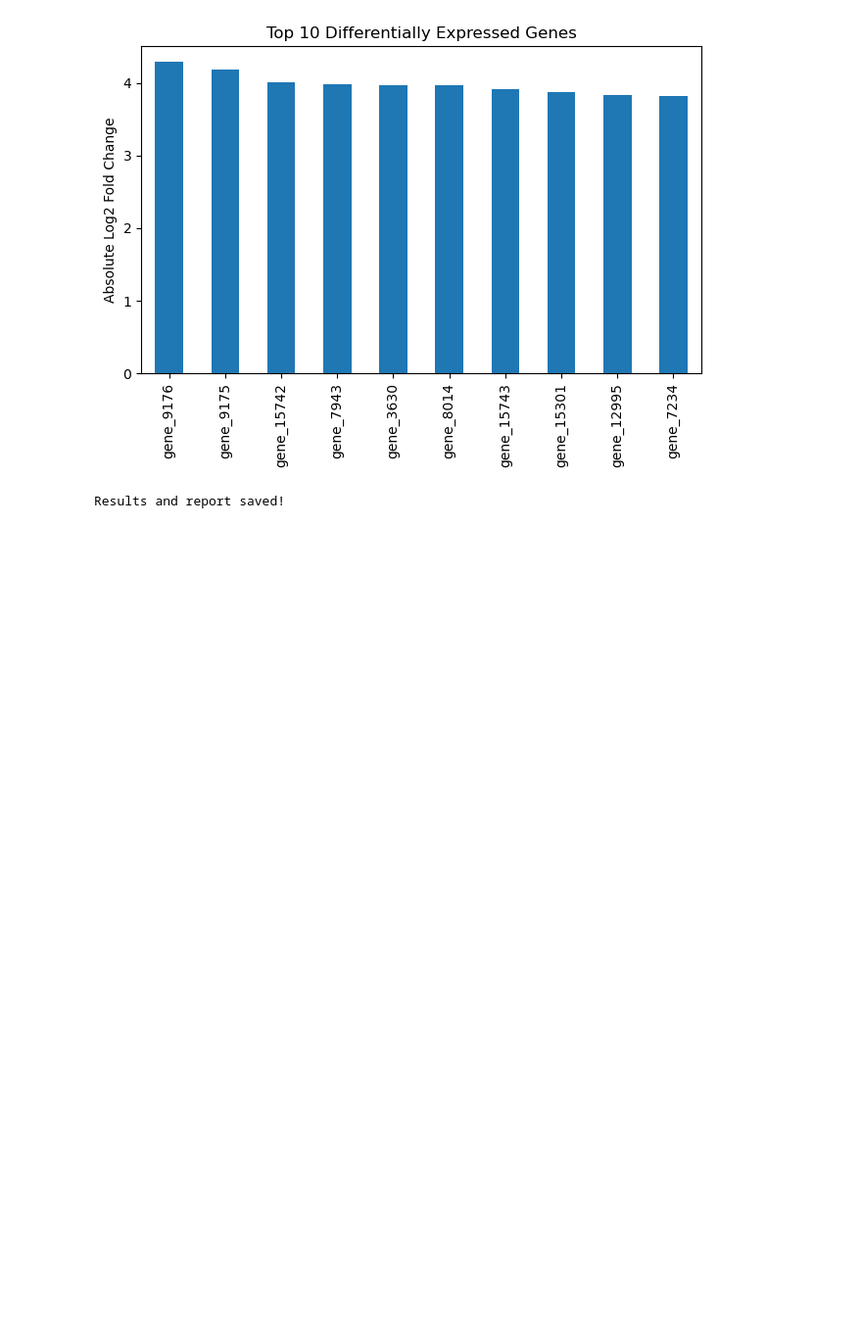
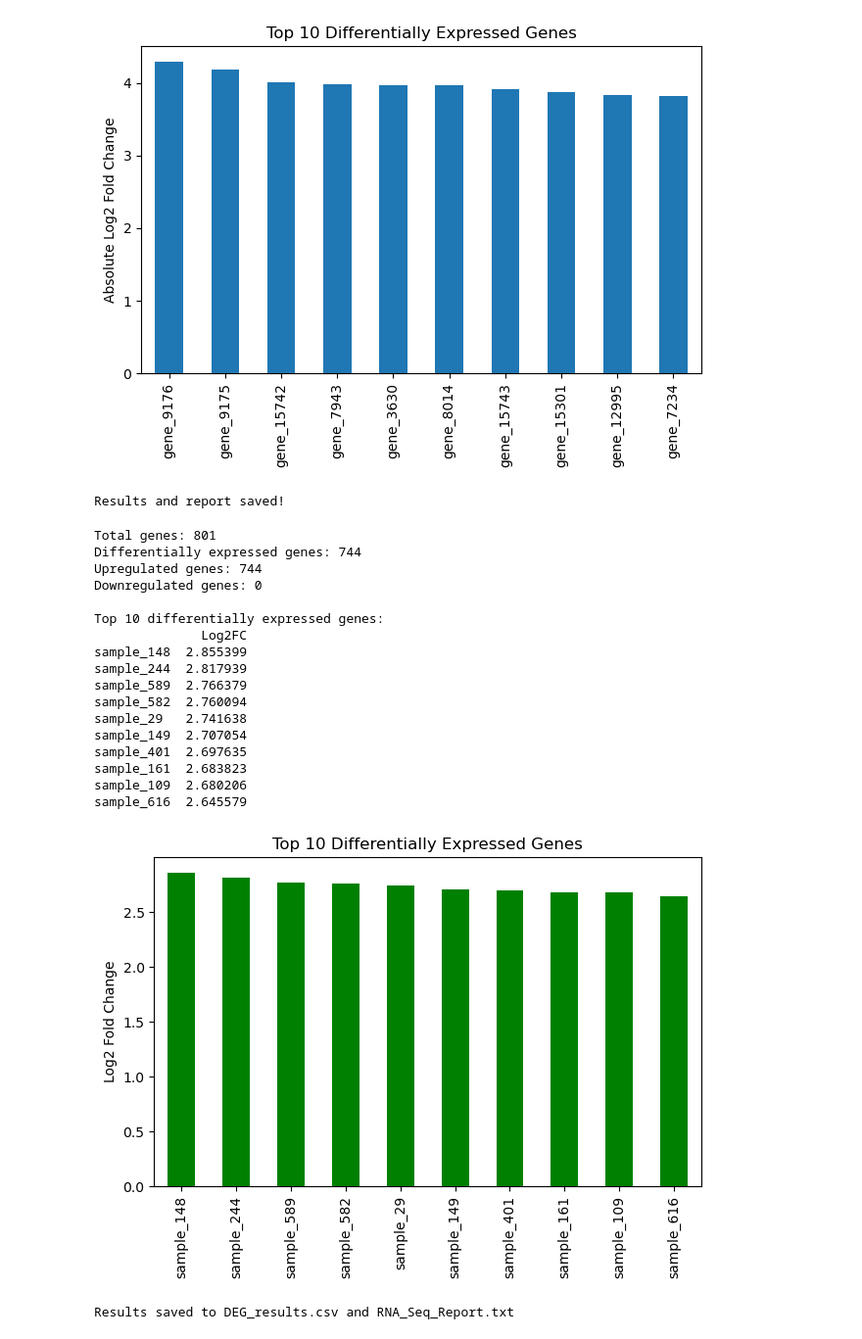
Before and after one commit to nishtha911/BE-Practicals-CL, a Jupyter notebook: CL-II-BIF/BIF2.ipynb, the cells around one changed output. Shown at 98% size. Saved outputs shown, nothing was run; the diff lists cells and outputs as text; code cells hidden in the pictures; blank space fills up the shorter version.

```diff
--- a/CL-II-BIF/BIF2.ipynb
+++ b/CL-II-BIF/BIF2.ipynb
@@ -61,3 +61,79 @@ gene_7234     7.924385   10.814358 -3.812883   Unknown
 [10 rows x 803 columns]
 [figure]
 Results and report saved!
+# %%
+import pandas as pd
+import numpy as np
+import matplotlib.pyplot as plt
+
+# Read RNA-Seq data
+df = pd.read_csv("rna_seq_data.csv", index_col=0)
+
+# Compare first two samples
+sample1 = df.iloc[:, 0]
+sample2 = df.iloc[:, 1]
+
+# Calculate Log2 Fold Change
+df["Log2FC"] = np.log2((sample2 + 1) / (sample1 + 1))
+
+# Select differentially expressed genes
+deg = df[df["Log2FC"].abs() >= 1].copy()
+
+# Separate upregulated and downregulated genes
+upregulated = deg[deg["Log2FC"] >= 1]
+downregulated = deg[deg["Log2FC"] <= -1]
+
+# Print summary
+print("Total genes:", len(df))
+print("Differentially expressed genes:", len(deg))
+print("Upregulated genes:", len(upregulated))
+print("Downregulated genes:", len(downregulated))
+
+# Show top 10 genes
+top_genes = deg.reindex(deg["Log2FC"].abs().sort_values(ascending=False).head(10).index)
+print("\nTop 10 differentially expressed genes:")
+print(top_genes[["Log2FC"]])
+
+# Plot top 10 genes
+top_genes["Log2FC"].plot(
+    kind="bar",
+    title="Top 10 Differentially Expressed Genes",
+    color=["green" if x > 0 else "red" for x in top_genes["Log2FC"]]
+)
+
+plt.ylabel("Log2 Fold Change")
+plt.tight_layout()
+plt.show()
+
+# Save results
+deg.to_csv("DEG_results.csv")
+
+with open("RNA_Seq_Report.txt", "w") as report:
+    report.write("RNA-Seq Differential Gene Expression Report\n")
+    report.write(f"Total genes: {len(df)}\n")
+    report.write(f"Differentially expressed genes: {len(deg)}\n")
+    report.write(f"Upregulated genes: {len(upregulated)}\n")
+    report.write(f"Downregulated genes: {len(downregulated)}\n")
+    report.write("\nNote: Functional annotation requires a gene annotation database.\n")
+
+print("\nResults saved to DEG_results.csv and RNA_Seq_Report.txt")
+# %% [output]
+Total genes: 801
+Differentially expressed genes: 744
+Upregulated genes: 744
+Downregulated genes: 0
+
+Top 10 differentially expressed genes:
+              Log2FC
+sample_148  2.855399
+sample_244  2.817939
+sample_589  2.766379
+sample_582  2.760094
+sample_29   2.741638
+sample_149  2.707054
+sample_401  2.697635
+sample_161  2.683823
+sample_109  2.680206
+sample_616  2.645579
+[figure, added]
+Results saved to DEG_results.csv and RNA_Seq_Report.txt
```
Also changed, not shown: 4 other files.
